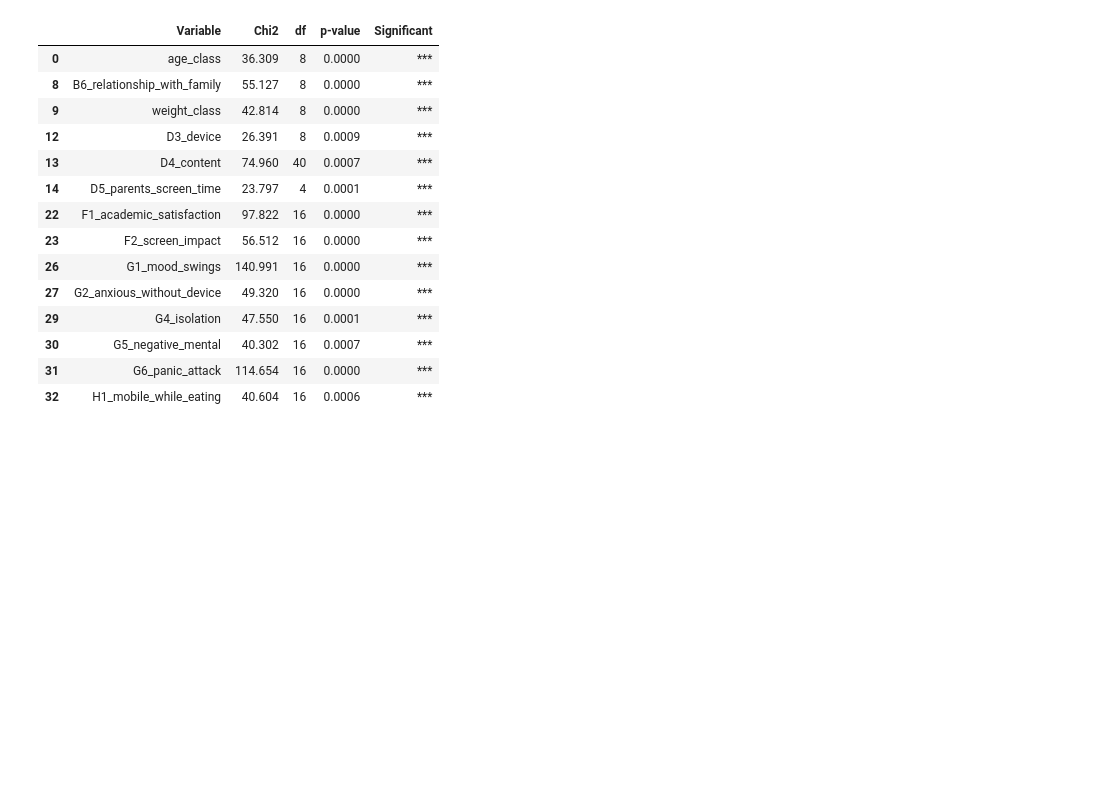
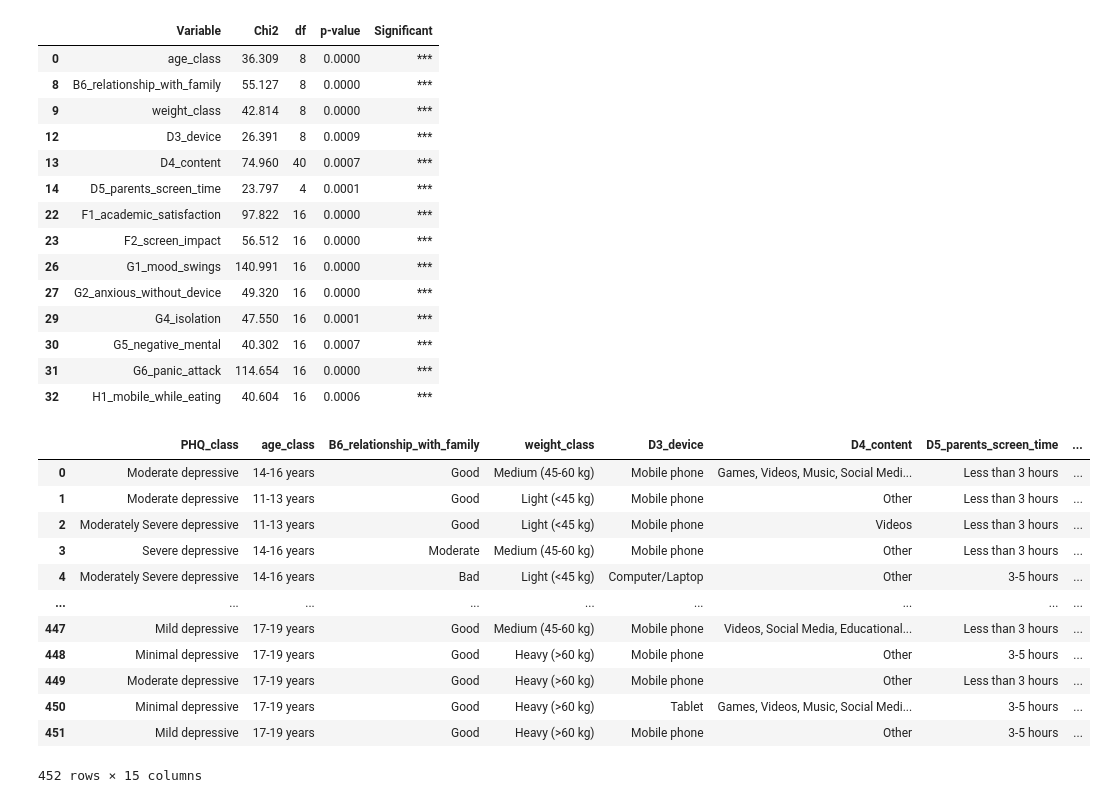
Before and after one commit to arshadziban/team_insightify, a Jupyter notebook: 3_sig_analysis.ipynb, the cells around one changed output. Saved outputs shown, nothing was run; the diff lists cells and outputs as text; code cells hidden in the pictures; blank space fills up the shorter version.

```diff
--- a/3_sig_analysis.ipynb
+++ b/3_sig_analysis.ipynb
@@ -181,4 +198,21 @@ sig_vars_phq
 | 31 | G6_panic_attack | 114.654 | 16 | 0.0000 | *** |
 | 32 | H1_mobile_while_eating | 40.604 | 16 | 0.0006 | *** |
 # %%
-df.to_csv("sig_with_phq9.csv", index=False)
+sig_vars_phq_cols = sig_vars_phq['Variable'].tolist()
+df_sig_phq = df[['PHQ_class'] + sig_vars_phq_cols]
+df_sig_phq.to_csv("dataset_sig_phq9.csv", index=False)
+df_sig_phq
+# %% [output]
+|  | PHQ_class | age_class | B6_relationship_with_family | weight_class | D3_device | D4_content | D5_parents_screen_time | ... |
+| 0 | Moderate depressive | 14-16 years | Good | Medium (45-60 kg) | Mobile phone | Games, Videos, Music, Social Medi... | Less than 3 hours | ... |
+| 1 | Moderate depressive | 11-13 years | Good | Light (<45 kg) | Mobile phone | Other | Less than 3 hours | ... |
+| 2 | Moderately Severe depressive | 11-13 years | Good | Light (<45 kg) | Mobile phone | Videos | Less than 3 hours | ... |
+| 3 | Severe depressive | 14-16 years | Moderate | Medium (45-60 kg) | Mobile phone | Other | Less than 3 hours | ... |
+| 4 | Moderately Severe depressive | 14-16 years | Bad | Light (<45 kg) | Computer/Laptop | Other | 3-5 hours | ... |
+| ... | ... | ... | ... | ... | ... | ... | ... | ... |
+| 447 | Mild depressive | 17-19 years | Good | Medium (45-60 kg) | Mobile phone | Videos, Social Media, Educational... | Less than 3 hours | ... |
+| 448 | Minimal depressive | 17-19 years | Good | Heavy (>60 kg) | Mobile phone | Other | 3-5 hours | ... |
+| 449 | Moderate depressive | 17-19 years | Good | Heavy (>60 kg) | Mobile phone | Other | Less than 3 hours | ... |
+| 450 | Minimal depressive | 17-19 years | Good | Heavy (>60 kg) | Tablet | Games, Videos, Music, Social Medi... | 3-5 hours | ... |
+| 451 | Mild depressive | 17-19 years | Good | Heavy (>60 kg) | Mobile phone | Other | 3-5 hours | ... |
+452 rows × 15 columns
```
Also changed, not shown: parts of 2 cells of this notebook, 2 other files.
